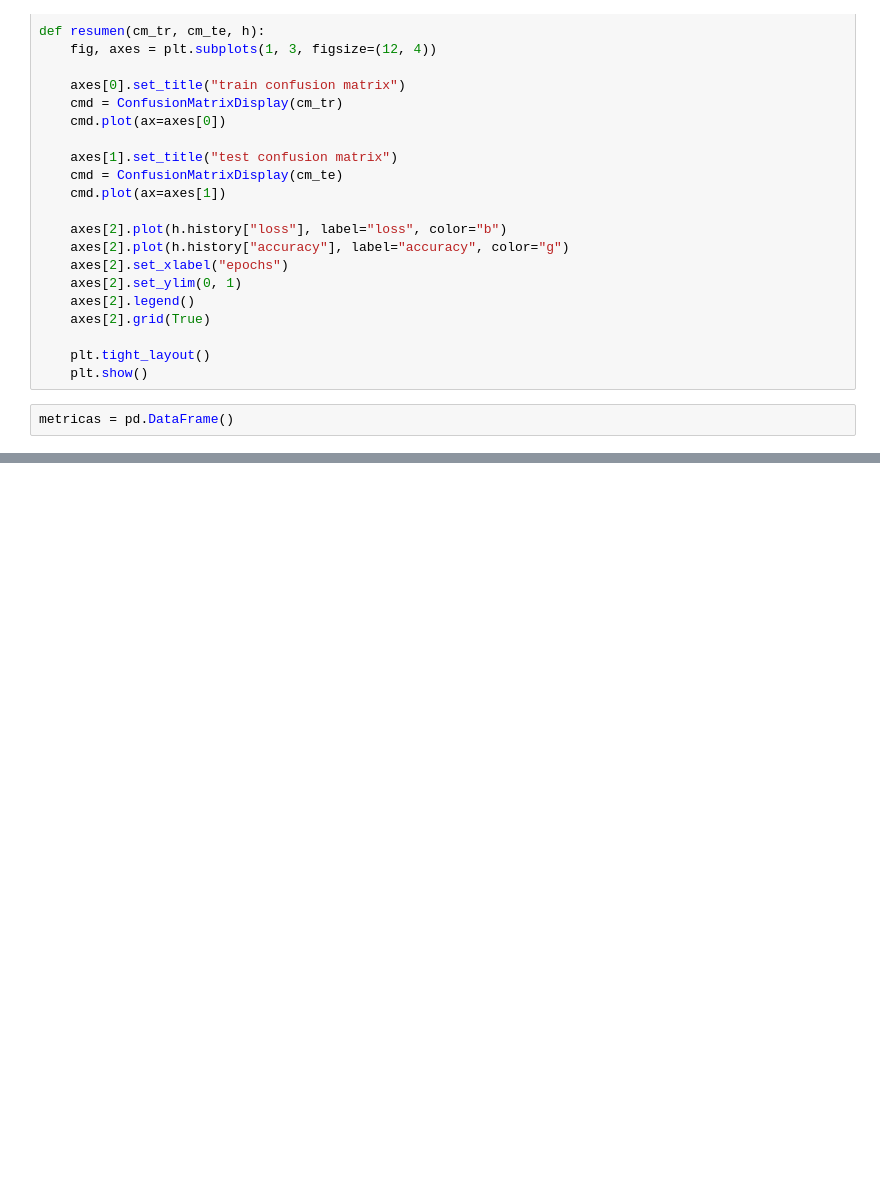
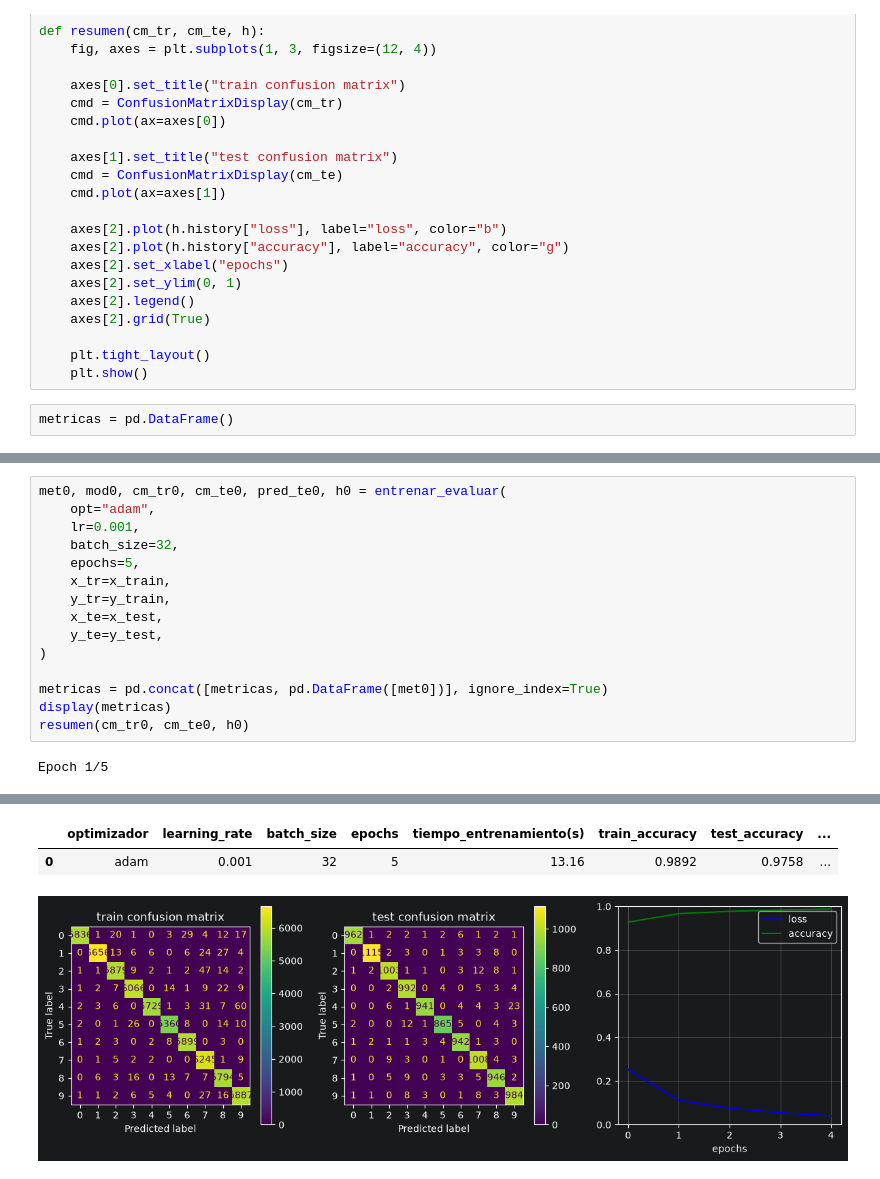
Before and after one commit to mxgueladrx/uma-26-27-1, a Jupyter notebook: AC2/Practica1/Introduccion.ipynb, the cells around one changed output, grey strips where cells are left out. Cells and saved outputs as stored; diff of their text form; blank space fills up the shorter version.

```diff
--- a/AC2/Practica1/Introduccion.ipynb
+++ b/AC2/Practica1/Introduccion.ipynb
@@ -185,0 +195,17 @@ metricas = pd.DataFrame()
+# %%
+met0, mod0, cm_tr0, cm_te0, pred_te0, h0 = entrenar_evaluar(
+    opt="adam",
+    lr=0.001,
+    batch_size=32,
+    epochs=5,
+    x_tr=x_train,
+    y_tr=y_train,
+    x_te=x_test,
+    y_te=y_test,
+)
+
+metricas = pd.concat([metricas, pd.DataFrame([met0])], ignore_index=True)
+display(metricas)
+resumen(cm_tr0, cm_te0, h0)
+# %% [output]
+Epoch 1/5
@@ -185,0 +223,3 @@ metricas = pd.DataFrame()
+|  | optimizador | learning_rate | batch_size | epochs | tiempo_entrenamiento(s) | train_accuracy | test_accuracy | ... |
+| 0 | adam | 0.001 | 32 | 5 | 13.16 | 0.9892 | 0.9758 | ... |
+[figure, added]
```
Also changed, not shown: parts of 39 cells of this notebook, 1 other file.
